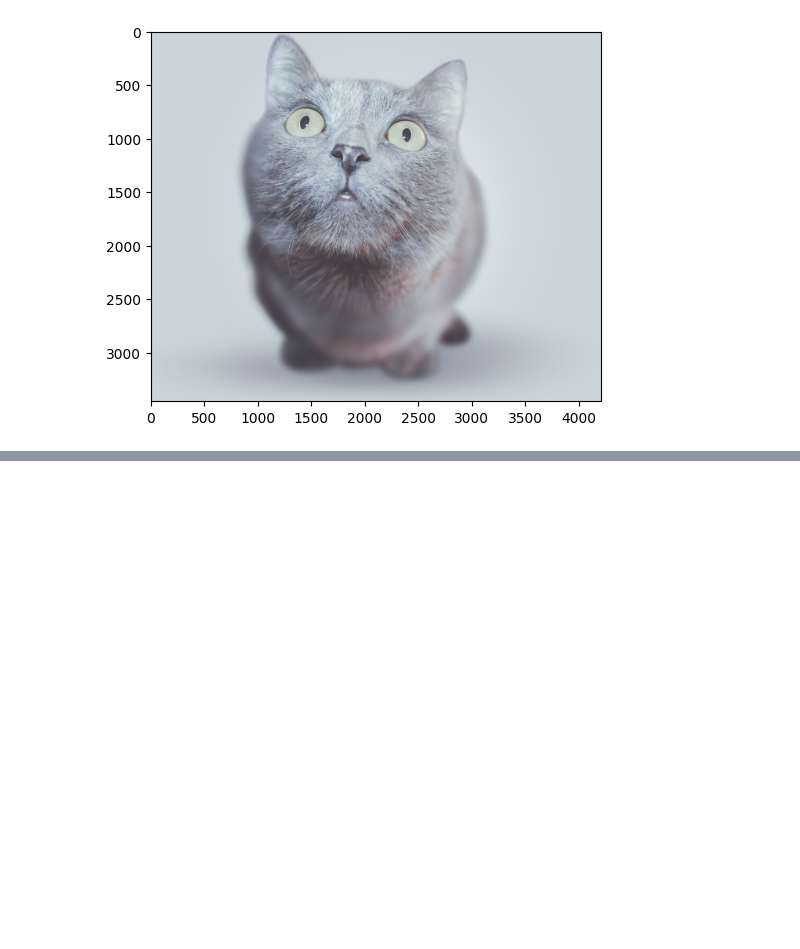
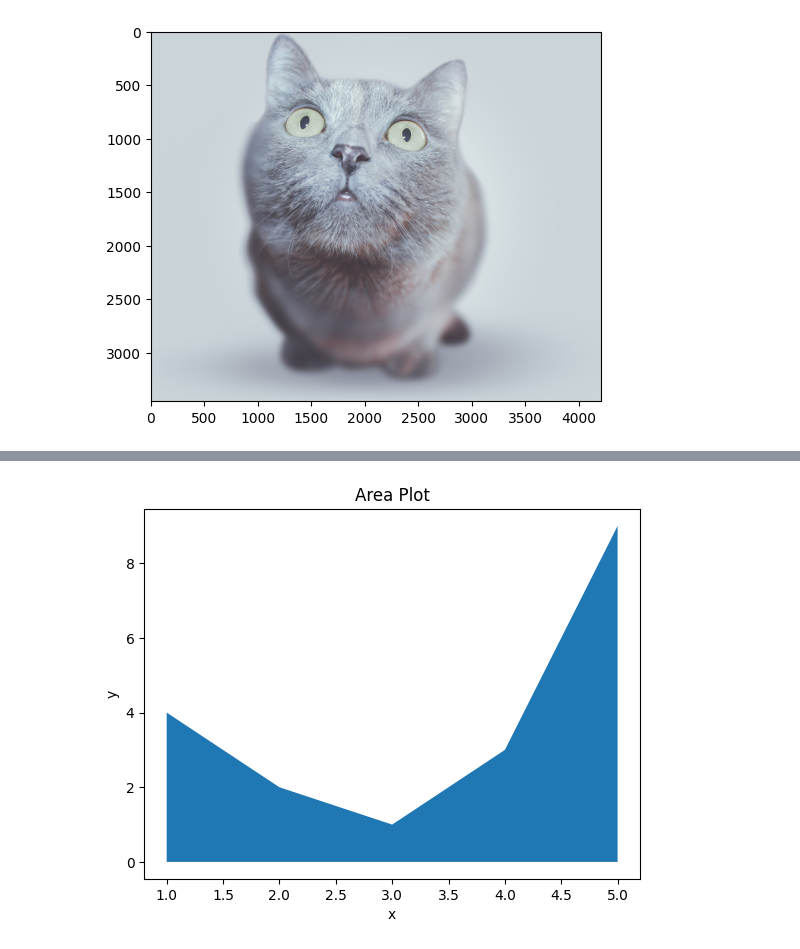
Before and after one commit to yungshun317/pd-algo-trading, a Jupyter notebook: data_visualization.ipynb, the cells around one changed output, grey strips where cells are left out. Drawn from its saved outputs; the diff is of its cells as text; code cells hidden in the pictures; blank space fills up the shorter version.

Commit message:
[STYLE] Merge notebooks about data analysis and visualization

```diff
--- a/data_visualization.ipynb
+++ b/data_visualization.ipynb
@@ -933,0 +1346,11 @@ plt.imshow(im);
+# %%
+# Area plot
+x = np.arange(1, 6)
+y = np.random.randint(1, 10, (5,))
+
+plt.fill_between(x, y)
+plt.title("Area Plot")
+plt.xlabel("x")
+plt.ylabel("y");
+# %% [output]
+[figure, added]
```
Also changed, not shown: parts of 84 cells of this notebook, 2 other files.
